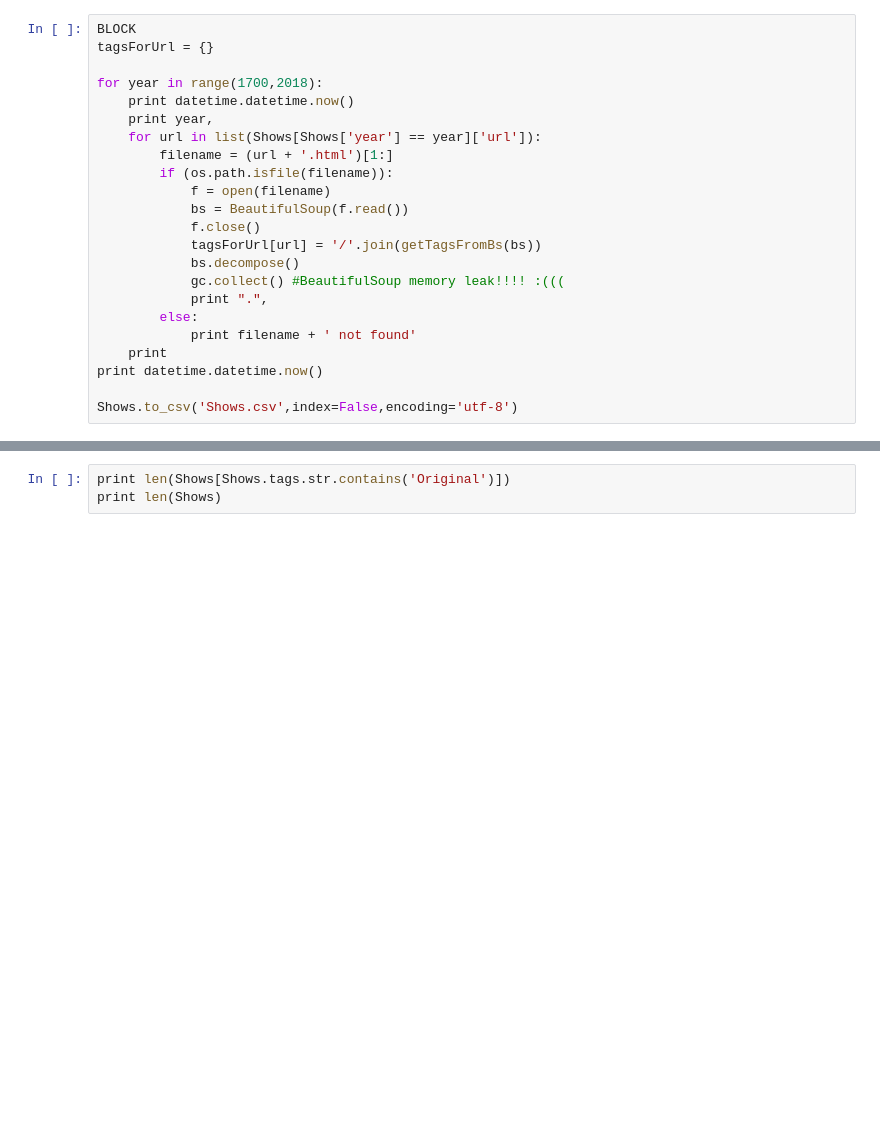
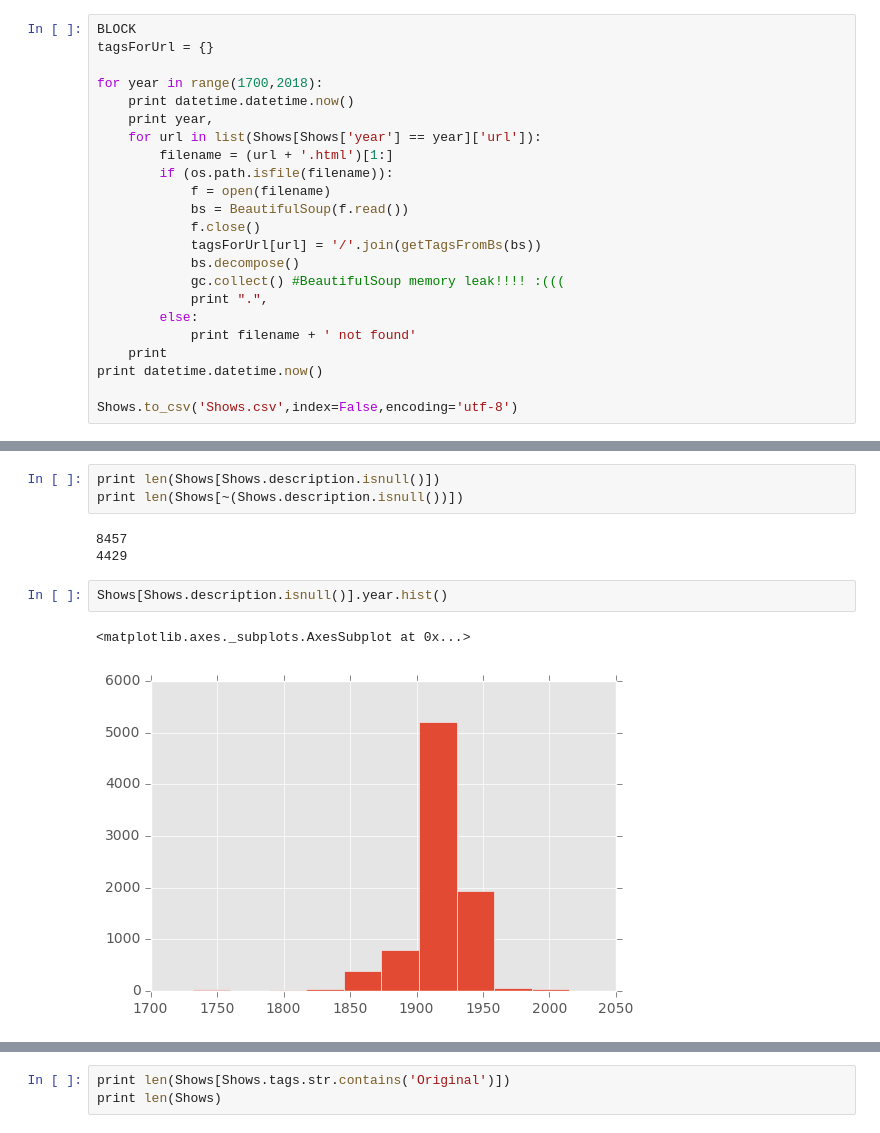
Before and after one commit to kebuhcah/purgation, a Jupyter notebook: playbill_basic.ipynb, the cells around one changed output, grey strips where cells are left out. Drawn from its saved outputs; the diff is of its cells as text; blank space fills up the shorter version.

```diff
--- a/playbill_basic.ipynb
+++ b/playbill_basic.ipynb
@@ -172,0 +121,11 @@ Shows
+# %%
+print len(Shows[Shows.description.isnull()])
+print len(Shows[~(Shows.description.isnull())])
+# %% [output]
+8457
+4429
+# %%
+Shows[Shows.description.isnull()].year.hist()
+# %% [output]
+<matplotlib.axes._subplots.AxesSubplot at 0x...>
+[figure, added]
```
Also changed, not shown: parts of 8 cells of this notebook.
